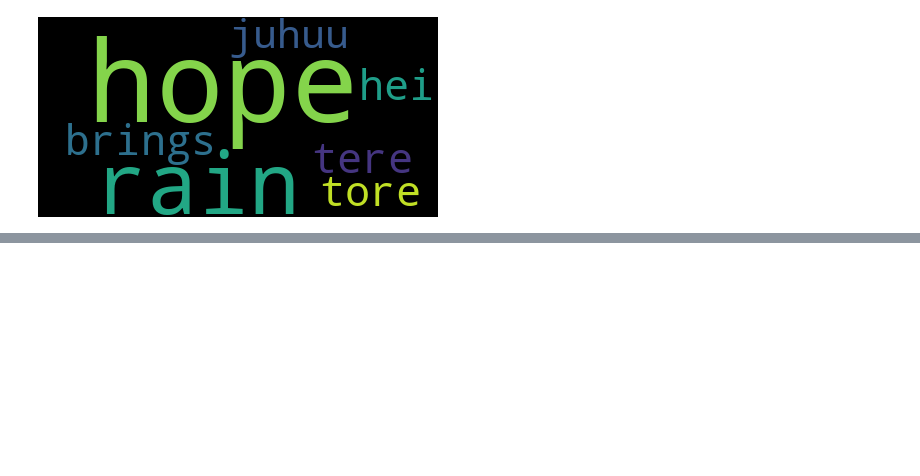
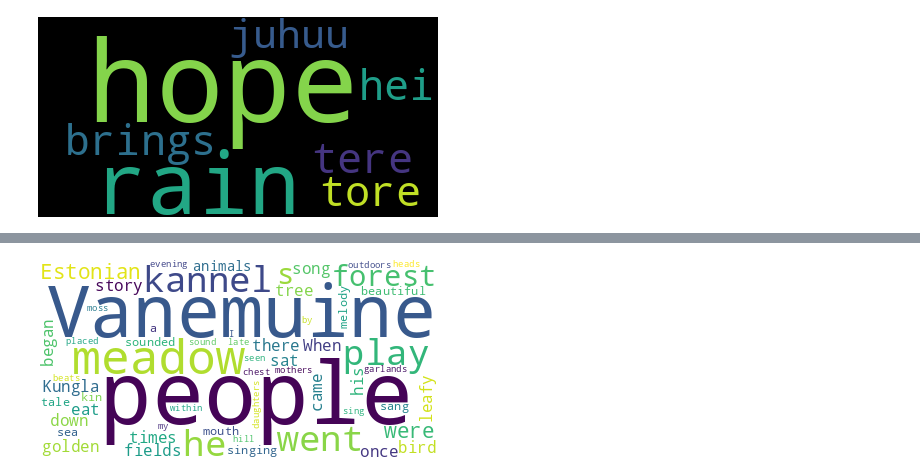
Before and after one commit to raheltoom3/dt-2025-data-visualisation, a Jupyter notebook: notebooks/week_11.ipynb, the cells around one changed output, grey strips where cells are left out. Drawn from its saved outputs; the diff is of its cells as text; code cells hidden in the pictures; blank space fills up the shorter version.

```diff
--- a/notebooks/week_11.ipynb
+++ b/notebooks/week_11.ipynb
@@ -138,0 +143,4 @@ ValueError: unknown url type: ''
+# %%
+WordCloud(stopwords=["and", "then", "but", "the", "of", "on", "to", "in", "from", "with"], background_color="white").generate_from_text(text).to_image()
+# %% [output]
+[figure, added]
```
Also changed, not shown: parts of 2 cells of this notebook, 1 other file.
